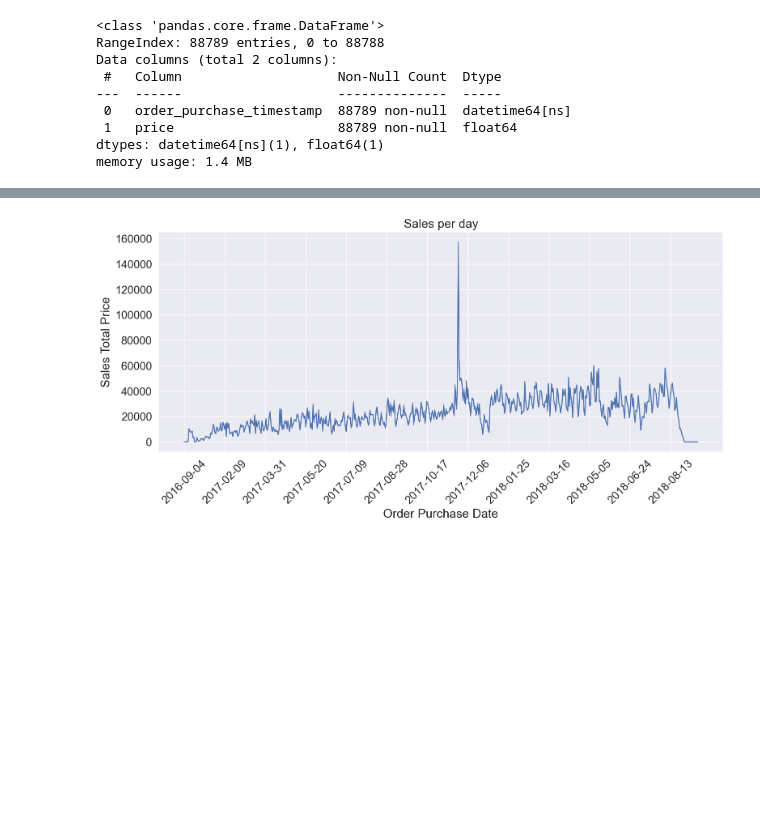
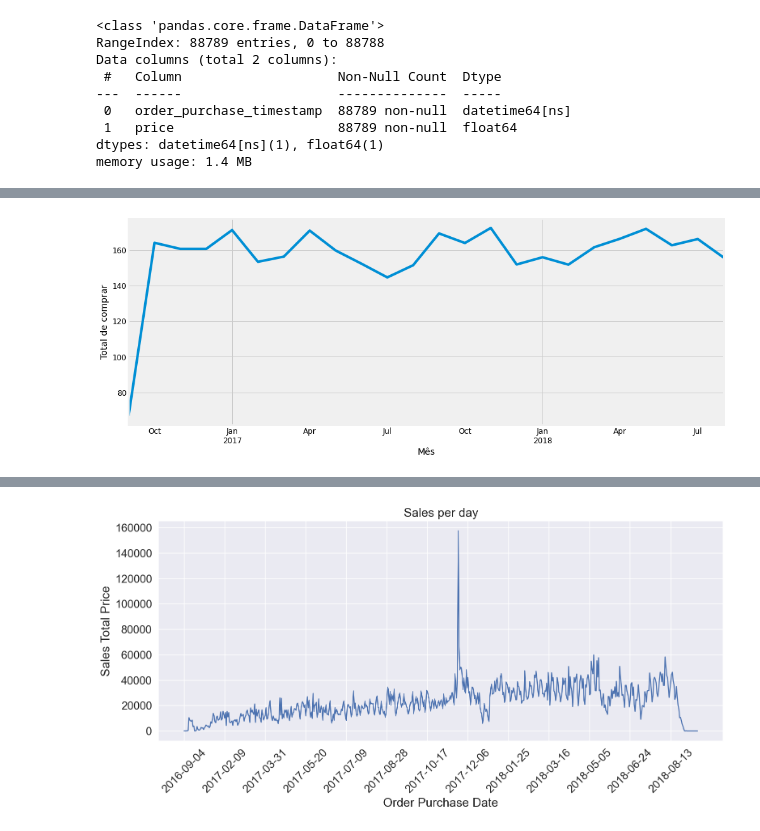
Before and after one commit to matusalemcassim/stack-labs, a Jupyter notebook: OLIST (1).ipynb, the cells around one changed output, grey strips where cells are left out. Cells and saved outputs as stored; diff of their text form; code cells hidden in the pictures; blank space fills up the shorter version.

```diff
--- a/OLIST (1).ipynb
+++ b/OLIST (1).ipynb
@@ -327,0 +404,2 @@ df_sale
+# %%
+previsao3 = previsao2.replace(10.900000, 160.759775)
@@ -327,0 +425,7 @@ df_sale
+# %%
+previsao3.plot(figsize=(15, 6))
+plt.xlabel("Mês")
+plt.ylabel("Total de comprar")
+plt.show()
+# %% [output]
+[figure, added]
```
Also changed, not shown: parts of 32 cells of this notebook.
